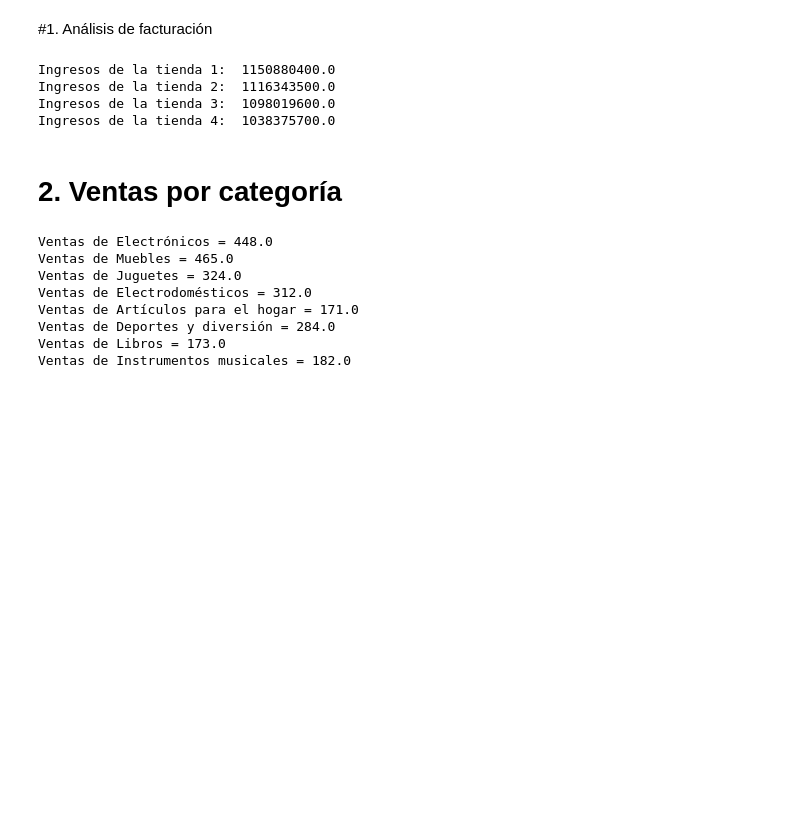
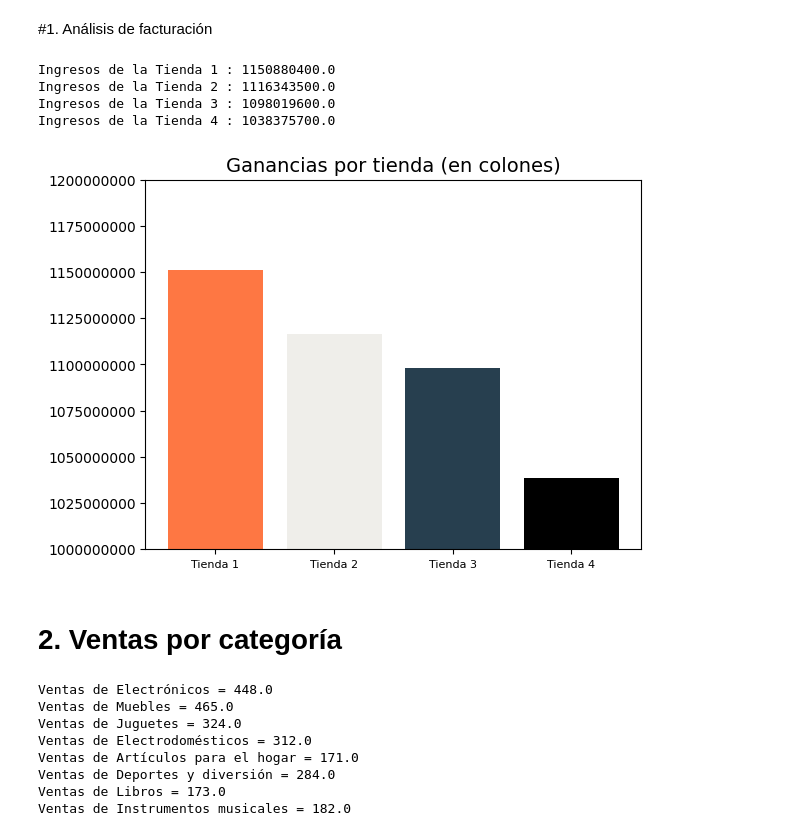
Before and after one commit to Alvaro-GF/AluraStoreProyect, a Jupyter notebook: AluraStoreProyect.ipynb, the cells around one changed output. Cells and saved outputs as stored; diff of their text form; code cells hidden in the pictures; blank space fills up the shorter version.

```diff
--- a/AluraStoreProyect.ipynb
+++ b/AluraStoreProyect.ipynb
@@ -24,20 +26,35 @@ tienda.head()
 | 4 | Silla de oficina | Muebles | 335200.0 | 20200.0 | 07/11/2020 | Maria Alfonso | Medellín | ... |
 # %% [markdown]
 #1. Análisis de facturación
-# %%
-GananciasTienda = tienda["Precio"].sum()
-print("Ingresos de la tienda 1: " , GananciasTienda)
-GananciasTienda2 = tienda2["Precio"].sum()
-print("Ingresos de la tienda 2: " , GananciasTienda2)
-GananciasTienda3 = tienda3["Precio"].sum()
-print("Ingresos de la tienda 3: " , GananciasTienda3)
-GananciasTienda4 = tienda4["Precio"].sum()
-print("Ingresos de la tienda 4: " , GananciasTienda4)
-# %% [output]
-Ingresos de la tienda 1:  1150880400.0
-Ingresos de la tienda 2:  1116343500.0
-Ingresos de la tienda 3:  1098019600.0
-Ingresos de la tienda 4:  1038375700.0
+# %%
+def sumatoriaIngresos(enlistado, impresor = True):
+    i = 0
+    sumatoriaVentas = {}
+    for tienda in enlistado:
+            i+=1
+            sumatoriaVentas["Tienda " + str(i)] = float(tienda["Precio"].sum())
+    if impresor:
+          for tiendaSumatorio in sumatoriaVentas:
+                print("Ingresos de la" , str(tiendaSumatorio) , ":", sumatoriaVentas[tiendaSumatorio])
+    else:
+        colores = ["#FE7743", "#EFEEEA", "#273F4F", "#000000"]
+        plt.bar(x = list(sumatoriaVentas.keys()), height= list(sumatoriaVentas.values()), color= colores)
+        plt.xticks(fontsize = 8)
+        plt.ylim(1000000000,1200000000)
+        plt.ticklabel_format(style='plain', axis='y')
+        plt.title("Ganancias por tienda (en colones)", fontsize = 14)
+        plt.show()
+
+sumatoriaIngresos(listaTiendas)
+# %% [output]
+Ingresos de la Tienda 1 : 1150880400.0
+Ingresos de la Tienda 2 : 1116343500.0
+Ingresos de la Tienda 3 : 1098019600.0
+Ingresos de la Tienda 4 : 1038375700.0
+# %%
+sumatoriaIngresos(listaTiendas, False)
+# %% [output]
+[figure, added]
 # %% [markdown]
 # 2. Ventas por categoría
 # %%
```
Also changed, not shown: parts of 7 cells of this notebook.
